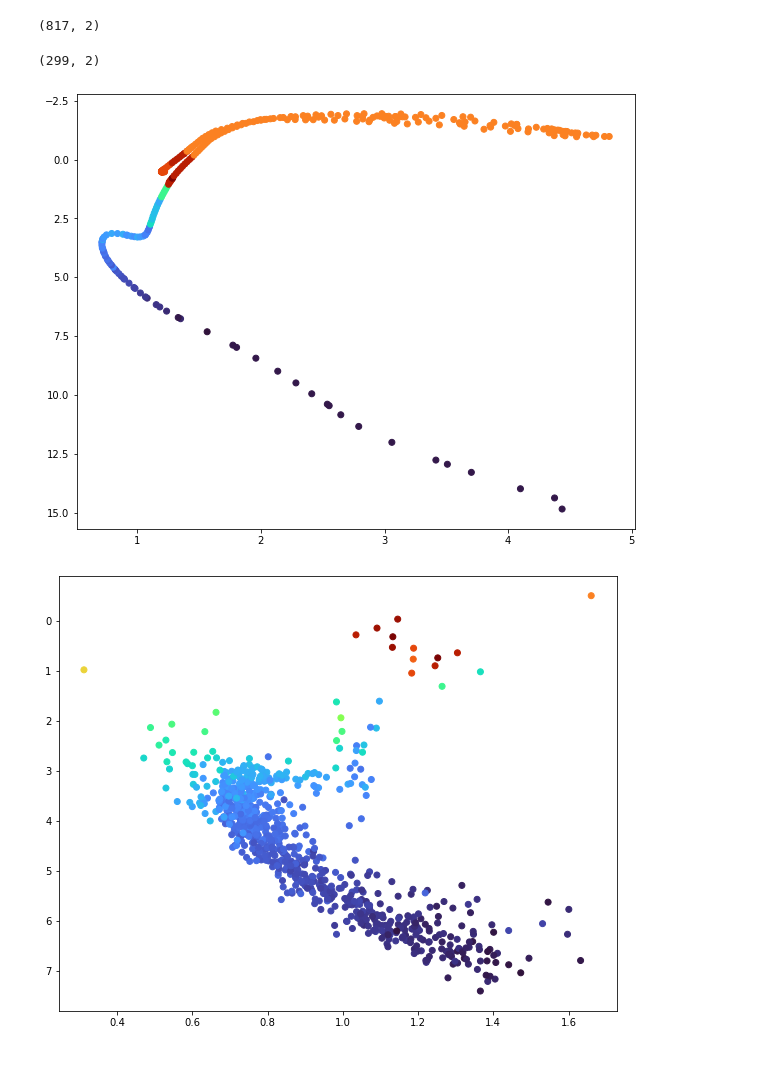
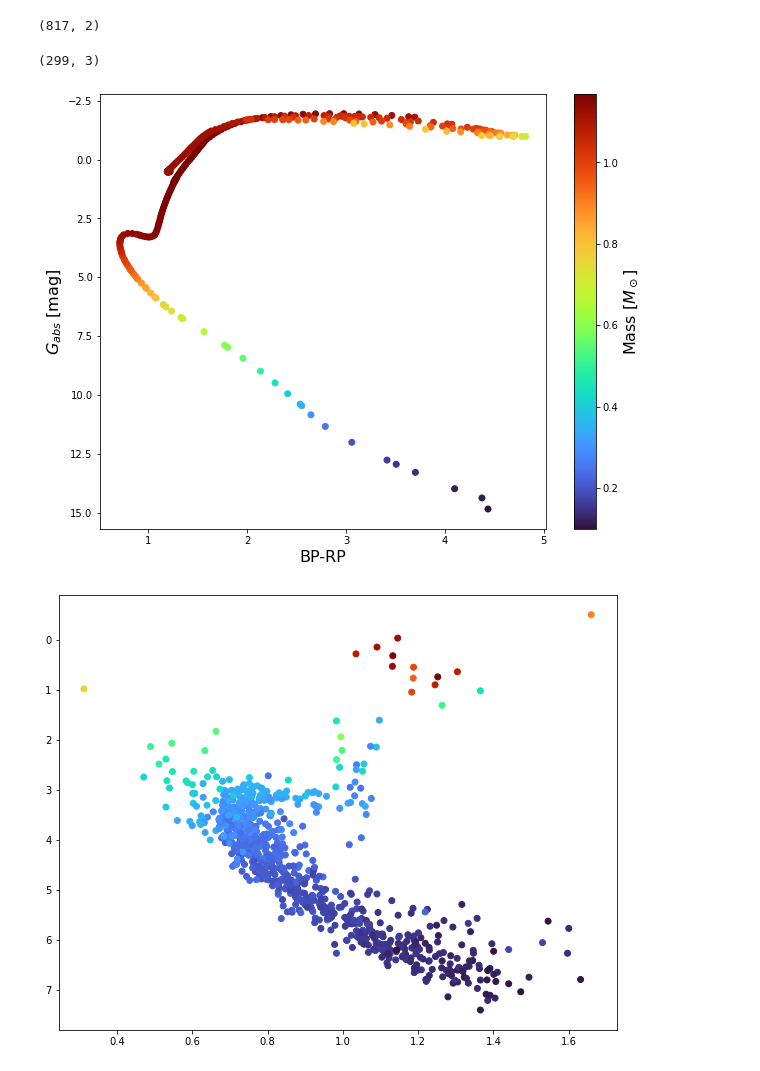
Before and after one commit to maja-jablonska/blue-stragglers-with-gaia, a Jupyter notebook: NGC 188 mass.ipynb, the cells around one changed output. Cells and saved outputs as stored; diff of their text form; code cells hidden in the pictures.

```diff
--- a/NGC 188 mass.ipynb
+++ b/NGC 188 mass.ipynb
@@ -14,7 +14,7 @@ ROOT_PATH: str = f'data/{CLUSTER_NAME}'
 # Mass
 # %%
 clustered = pd.read_csv(f'{ROOT_PATH}/{CLUSTER_NAME}_clustered.csv')
-isochrone = load_isochrone(f'{ROOT_PATH}/{CLUSTER_NAME}_isochrone.dat')
+isochrone = load_isochrone(f'{ROOT_PATH}/{CLUSTER_NAME}_isochrone.dat', with_mass=True)
 # %%
 clustered = pd.merge(clustered, get_masses(clustered.source_id), on='source_id')
 # %%
@@ -28,5 +28,5 @@ clustered_w_mass_values[:, :2].shape
 # %%
 isochrone.shape
 # %% [output]
-(299, 2)
+(299, 3)
 # %%
@@ -37,10 +37,13 @@ def find_closest(x):
 # %%
 plt.figure(figsize=(10, 8))
-plt.scatter(isochrone[:, 0], isochrone[:, 1], c=np.apply_along_axis(find_closest, axis=1, arr=isochrone),
-            cmap='turbo')
+plt.scatter(isochrone[:, 0], isochrone[:, 1], c=isochrone[:, 2], cmap='turbo')
+cbar = plt.colorbar()
+cbar.set_label('Mass [$M_\odot$]', fontsize=16)
 plt.gca().invert_yaxis();
+plt.gca().set_xlabel('BP-RP', fontsize=16)
+plt.gca().set_ylabel('$G_{abs}$ [mag]', fontsize=16);
 # %% [output]
-[figure, old version]
+[figure, new version]
 # %%
 plt.figure(figsize=(10, 8))
 plt.scatter(clustered_w_mass['BP-RP'], clustered_w_mass['G_abs'],
```
Also changed, not shown: parts of 20 cells of this notebook, 8 other files.
